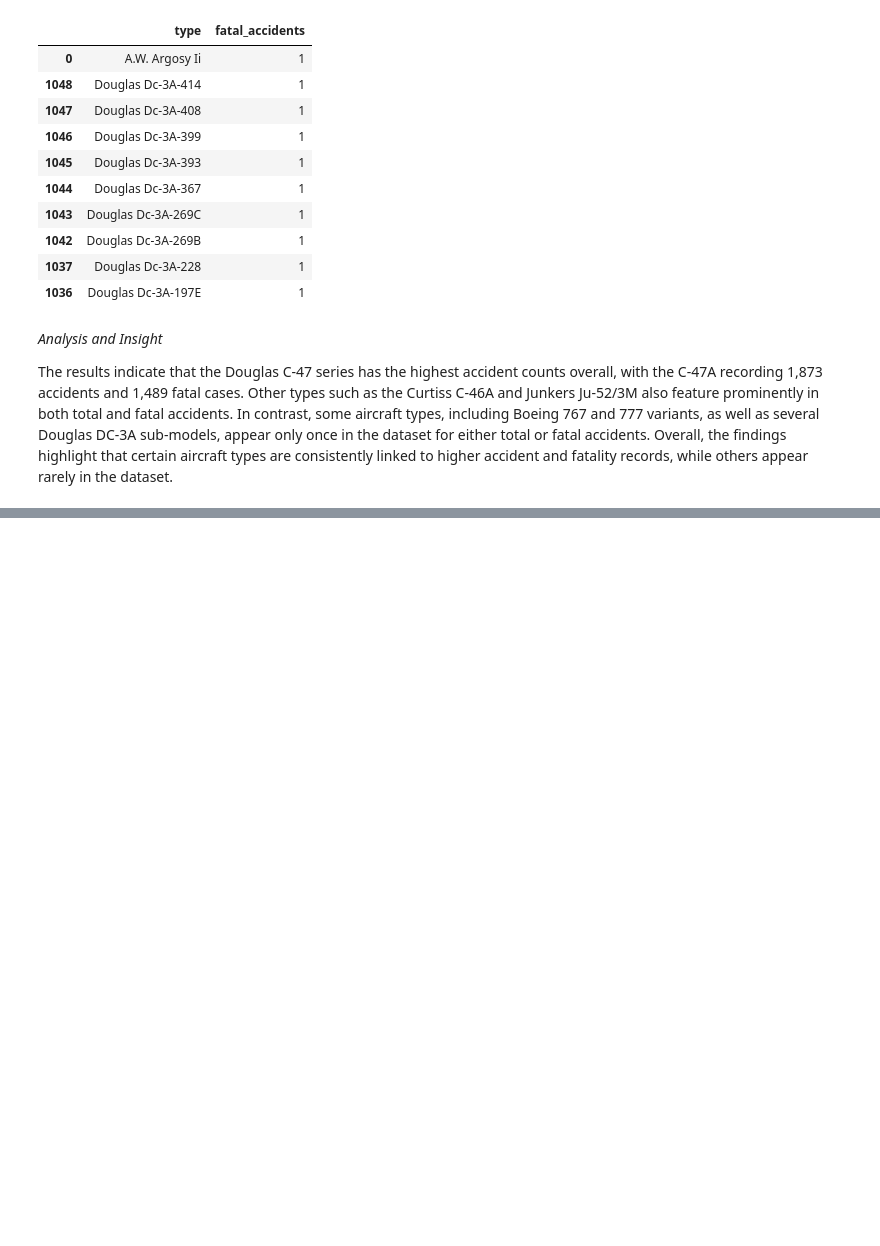
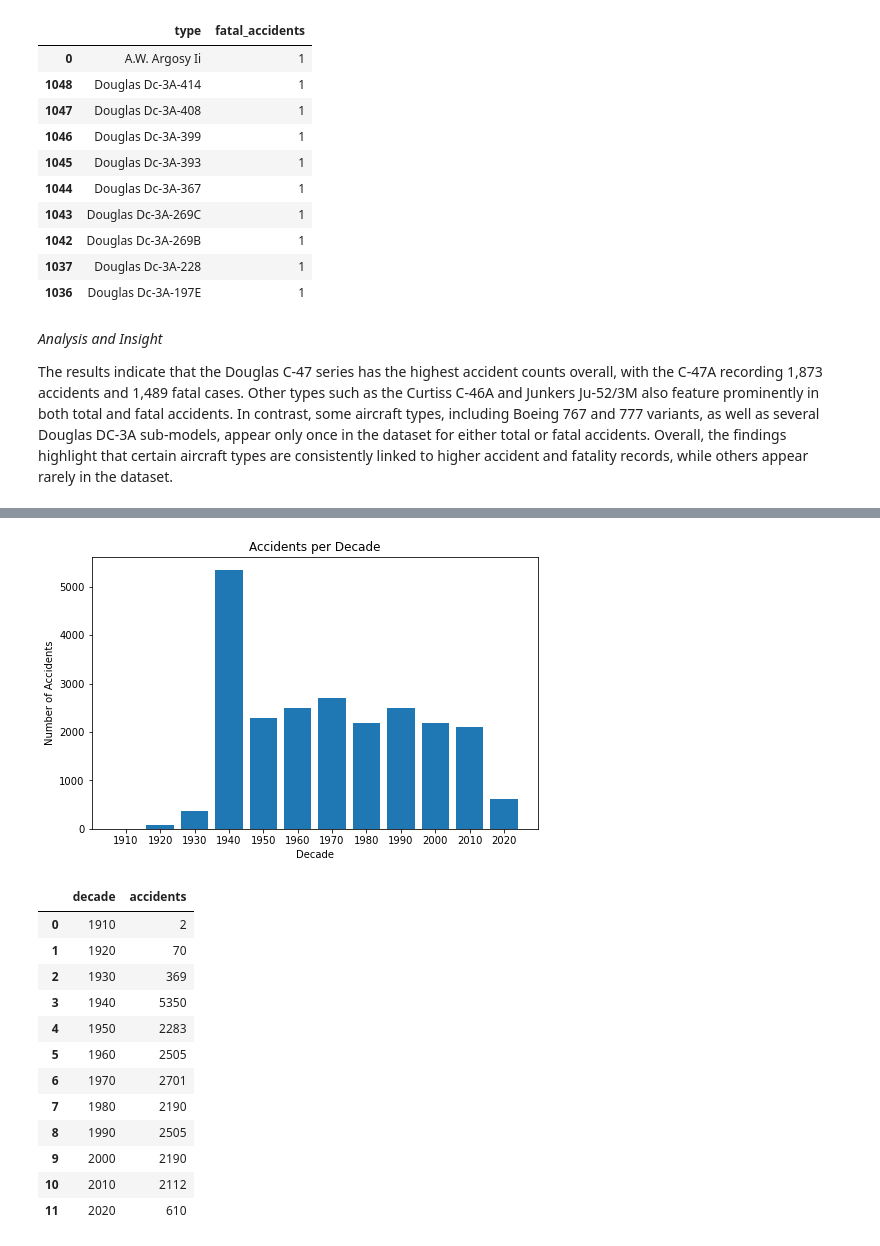
Before and after one commit to fredrickochieng-cell/Phase-1-Project-, a Jupyter notebook: dsc_project(phase1).ipynb, the cells around one changed output, grey strips where cells are left out. Drawn from its saved outputs; the diff is of its cells as text; code cells hidden in the pictures; blank space fills up the shorter version.

```diff
--- a/dsc_project(phase1).ipynb
+++ b/dsc_project(phase1).ipynb
@@ -511,0 +534,34 @@ The results indicate that the Douglas C-47 series has the highest accident count
+# %%
+## 7.2.2 Grouping accidents by decade
+accidents_per_decade = (
+    df_clean.groupby('decade')
+      .size()
+      .reset_index(name='accidents')
+      .sort_values('decade')
+)
+
+# Bar chart
+plt.figure(figsize=(8,5))
+plt.bar(accidents_per_decade['decade'].astype(str), accidents_per_decade['accidents'])
+plt.title('Accidents per Decade')
+plt.xlabel('Decade')
+plt.ylabel('Number of Accidents')
+plt.show()
+
+# Quick table
+accidents_per_decade
+# %% [output]
+[figure, added]
+|  | decade | accidents |
+| 0 | 1910 | 2 |
+| 1 | 1920 | 70 |
+| 2 | 1930 | 369 |
+| 3 | 1940 | 5350 |
+| 4 | 1950 | 2283 |
+| 5 | 1960 | 2505 |
+| 6 | 1970 | 2701 |
+| 7 | 1980 | 2190 |
+| 8 | 1990 | 2505 |
+| 9 | 2000 | 2190 |
+| 10 | 2010 | 2112 |
+| 11 | 2020 | 610 |
```
Also changed, not shown: parts of 4 cells of this notebook.
